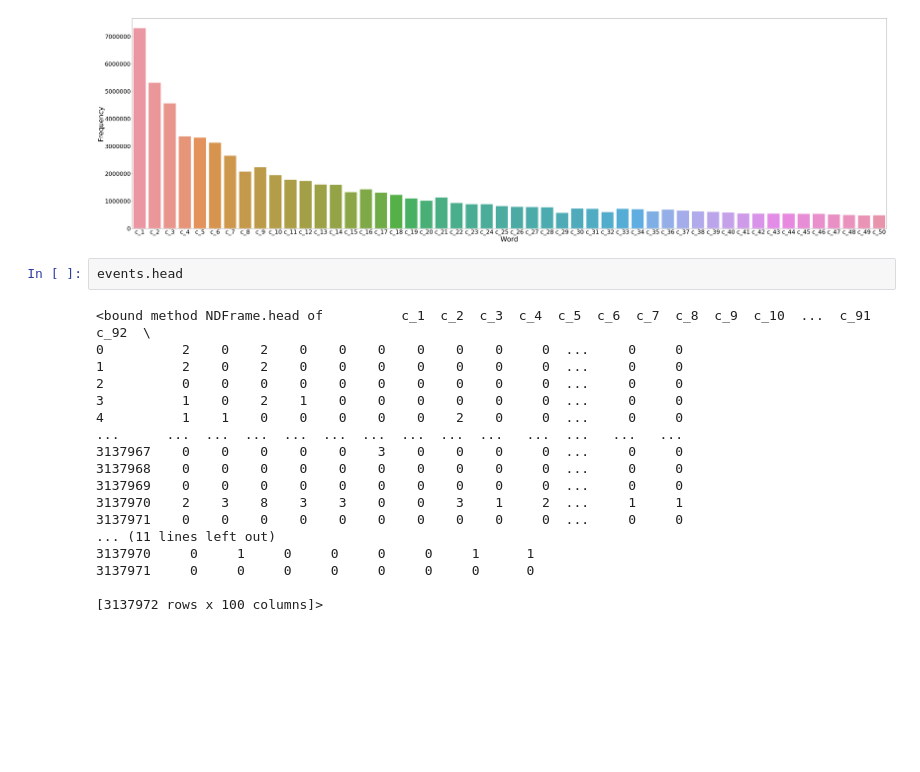
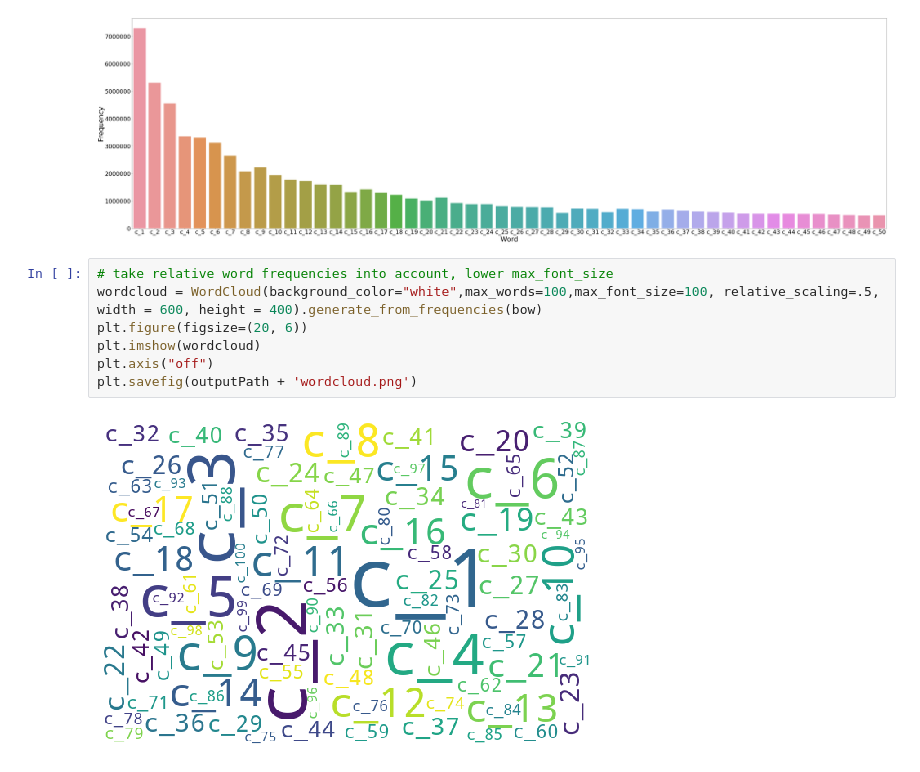
Before and after one commit to pruthviperumalla/Event-Recommender-System, a Jupyter notebook: data_visualization.ipynb, the cells around one changed output. Cells and saved outputs as stored; diff of their text form; blank space fills up the shorter version.

Commit message:
figures updated

```diff
--- a/data_visualization.ipynb
+++ b/data_visualization.ipynb
@@ -112,23 +113,12 @@ plt.tick_params(labelsize=30)
 plt.savefig(outputPath + 'wordBarPlot.png')
 # %% [output]
 [figure]
-# %%
-events.head
-# %% [output]
-<bound method NDFrame.head of          c_1  c_2  c_3  c_4  c_5  c_6  c_7  c_8  c_9  c_10  ...  c_91  c_92  \
-0          2    0    2    0    0    0    0    0    0     0  ...     0     0
-1          2    0    2    0    0    0    0    0    0     0  ...     0     0
-2          0    0    0    0    0    0    0    0    0     0  ...     0     0
-3          1    0    2    1    0    0    0    0    0     0  ...     0     0
-4          1    1    0    0    0    0    0    2    0     0  ...     0     0
-...      ...  ...  ...  ...  ...  ...  ...  ...  ...   ...  ...   ...   ...
-3137967    0    0    0    0    0    3    0    0    0     0  ...     0     0
-3137968    0    0    0    0    0    0    0    0    0     0  ...     0     0
-3137969    0    0    0    0    0    0    0    0    0     0  ...     0     0
-3137970    2    3    8    3    3    0    0    3    1     2  ...     1     1
-3137971    0    0    0    0    0    0    0    0    0     0  ...     0     0
-... (11 lines left out)
-3137970     0     1     0     0     0     0     1      1
-3137971     0     0     0     0     0     0     0      0
-
-[3137972 rows x 100 columns]>
+# %%
+# take relative word frequencies into account, lower max_font_size
+wordcloud = WordCloud(background_color="white",max_words=100,max_font_size=100, relative_scaling=.5, width = 600, height = 400).generate_from_frequencies(bow)
+plt.figure(figsize=(20, 6))
+plt.imshow(wordcloud)
+plt.axis("off")
+plt.savefig(outputPath + 'wordcloud.png')
+# %% [output]
+[figure, added]
```
Also changed, not shown: parts of 1 cell of this notebook, 2 other files.
